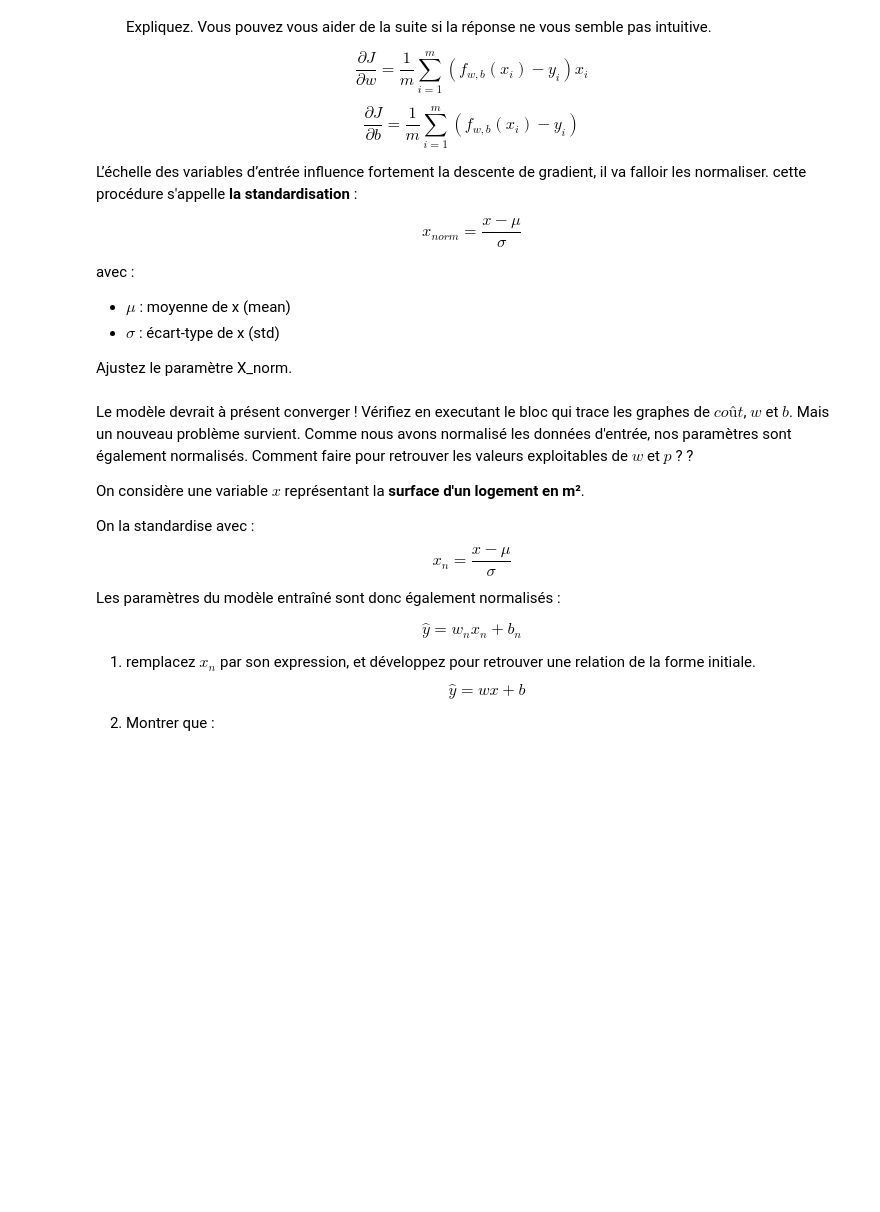
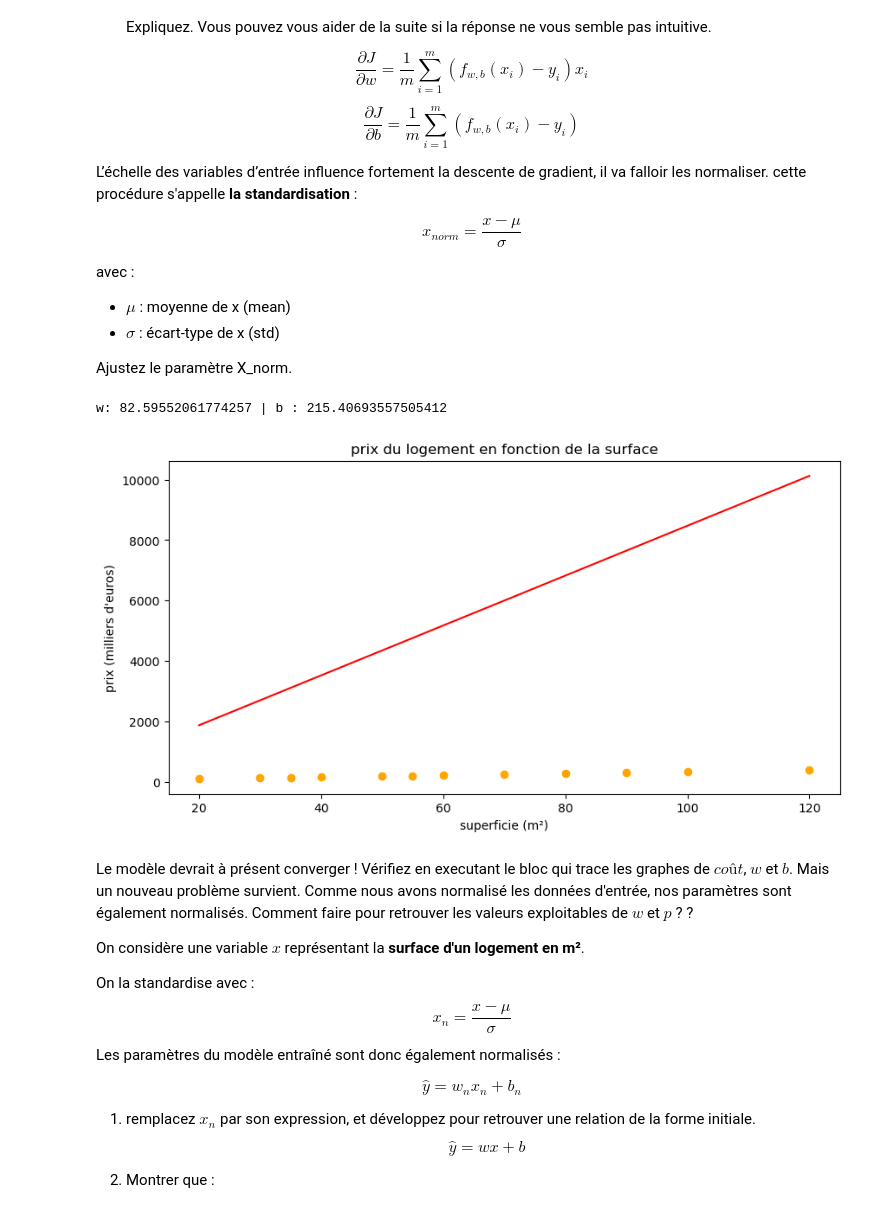
Before and after one commit to Hemiole/ml26, a Jupyter notebook: TD1-intro_machine_learning.ipynb, the cells around one changed output. Cells and saved outputs as stored; diff of their text form; code cells hidden in the pictures; blank space fills up the shorter version.

```diff
--- a/TD1-intro_machine_learning.ipynb
+++ b/TD1-intro_machine_learning.ipynb
@@ -454,25 +454,28 @@ Ajustez le paramètre X_norm.
 # %%
 x_mean = surface.mean()
 x_std = surface.std()
 # A faire :
-X_norm = ...
+X_norm = ((X-x_mean)/x_std)
 
 w_opt, b_opt, history = gradient_descent(X_norm, y, w = 0, b = 0, alpha=0.001, nb_iter=10000)
 print("w:", w_opt, "| b :", b_opt)
 
 # A faire (question 2)
 # inversion de la normalisation
 #b_opt = ...
 #w_opt = ...
 # print("w original :", w_opt, "| b original :", b_opt)
 
 plt.figure(figsize=(10,5))
 plt.scatter(X, y, c="orange")
 plt.plot(X, predict_linear(X, w=w_opt, b=b_opt), c="r")
 plt.title("prix du logement en fonction de la surface")
 plt.ylabel("prix (milliers d'euros)")
 plt.xlabel('superficie (m²)')
 plt.show()
+# %% [output]
+w: 82.59552061774257 | b : 215.40693557505412
+[figure, added]
 # %% [markdown]
 Le modèle devrait à présent converger ! Vérifiez en executant le bloc qui trace les graphes de $coût$, $w$ et $b$. Mais un nouveau problème survient. Comme nous avons normalisé les données d'entrée, nos paramètres sont également normalisés. Comment faire pour retrouver les valeurs exploitables de $w$ et $p$ ? ?
 
```
Also changed, not shown: parts of 1 cell of this notebook.
